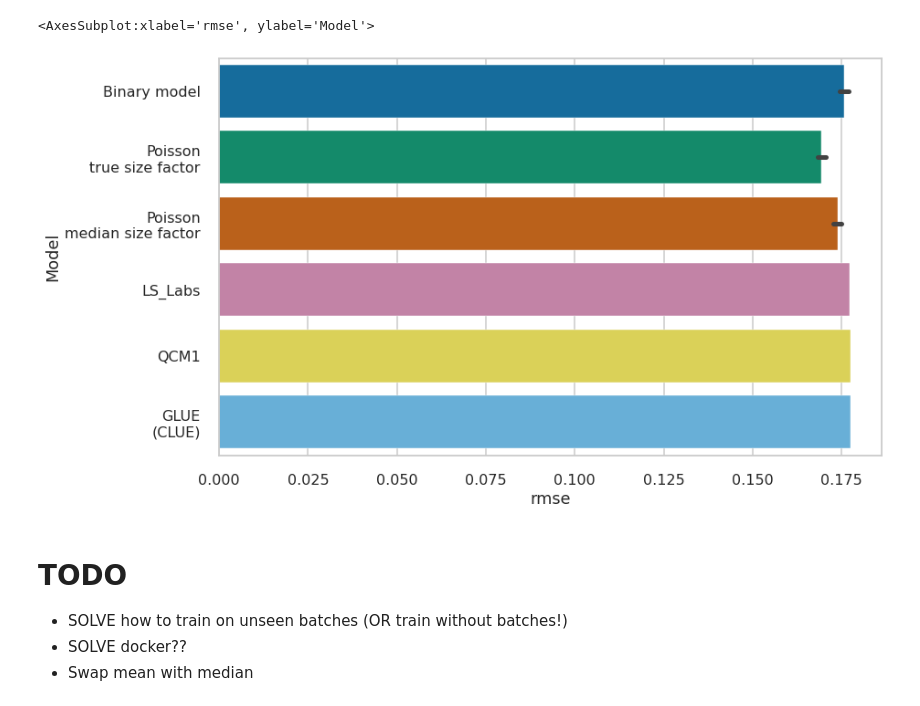
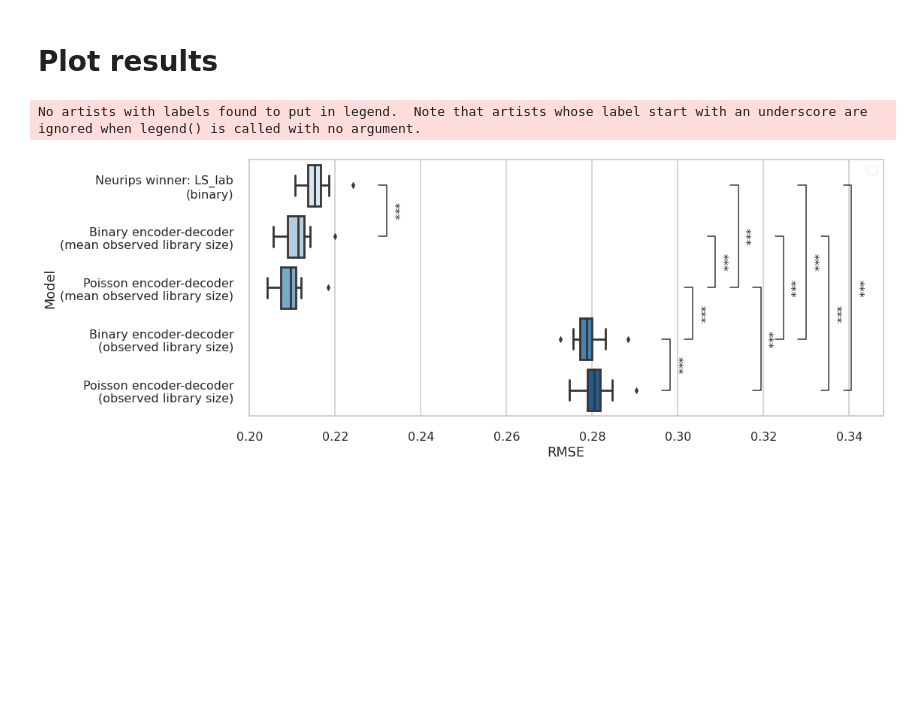
Before and after one commit to theislab/scatac_poisson_reproducibility, a Jupyter notebook: notebooks/Figure2b.ipynb, the cells around one changed output. Cells and saved outputs as stored; diff of their text form; code cells hidden in the pictures; blank space fills up the shorter version.

```diff
--- a/notebooks/Figure2b.ipynb
+++ b/notebooks/Figure2b.ipynb
@@ -277,3 +102,0 @@ results[results["batch_id"] ==7]
-# %%
-model_hash="982918796278f65fbdb795dfec8b5ba9"
-seml_collection = 'atac_atac_prediction_counts'
@@ -343 +120,5 @@ results = pd.concat([results_binary, results_count])
+# %%
+model_order = [model_type_map['LS_lab'], model_type_map['gex_binaryFalse'], model_type_map["gexFalse"] , model_type_map['gex_binaryTrue'], model_type_map["gexTrue"]]
+# %%
+results = load_seml(seml_collection, model_type_map, final=True, metric=metric)
 # %%
@@ -391,11 +128,12 @@ plt.savefig(os.path.join(fig_path, "neurips_eval.pdf"))
-# %%
-fig, ax = plt.subplots(figsize=(13,8))
-sns.barplot(data=sns_df, y = "Model", x ="rmse", ax=ax, orient="h")
-# %% [output]
-<AxesSubplot:xlabel='rmse', ylabel='Model'>
-[figure, removed]
-# %% [markdown]
-# TODO
-* SOLVE how to train on unseen batches (OR train without batches!)
-* SOLVE docker??
-* Swap mean with median
+# %% [markdown]
+# Plot results
+# %%
+pairs = list(itertools.combinations(results['config.model.model_type'].unique(), 2))
+# %%
+fig, ax = plt.subplots(figsize=(16,6))
+ax = create_annotated_boxplot(data = results, pairs=pairs, x=f"result.{metric}", y="config.model.model_type", hue=None, order=model_order, hue_order=None, ax = ax, test='Wilcoxon', y_label="Model", x_label="RMSE")
+#fig.savefig(os.path.join(fig_path, "Neurips_challenge_RMSE.pdf"))
+#fig.savefig(os.path.join(fig_path, "Neurips_challenge_RMSE.png"))
+# %% [output]
+No artists with labels found to put in legend.  Note that artists whose label start with an underscore are ignored when legend() is called with no argument.
+[figure, added]
```
Also changed, not shown: parts of 66 cells of this notebook, 4 other files.
